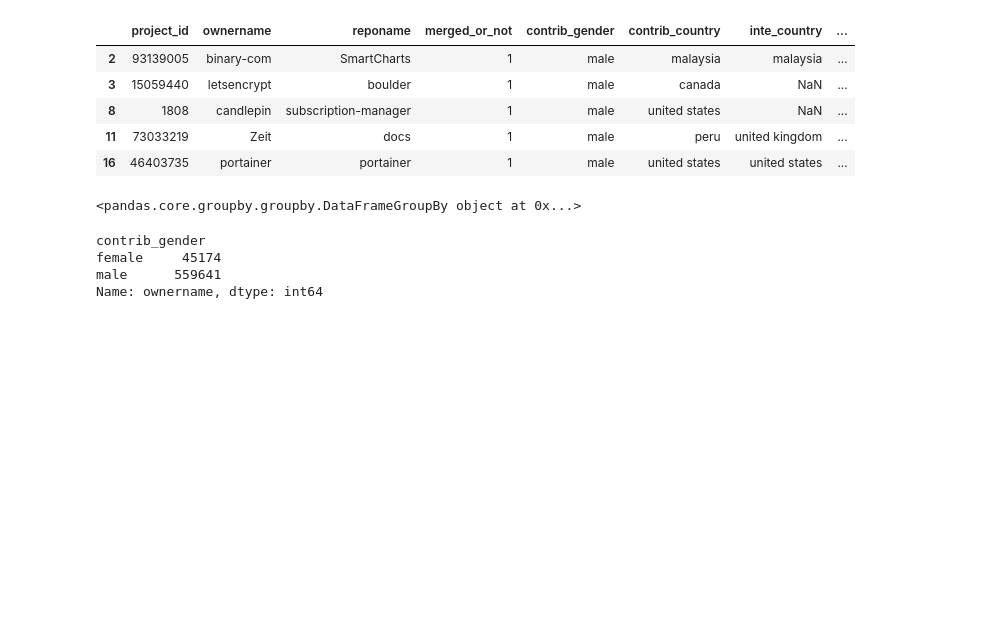
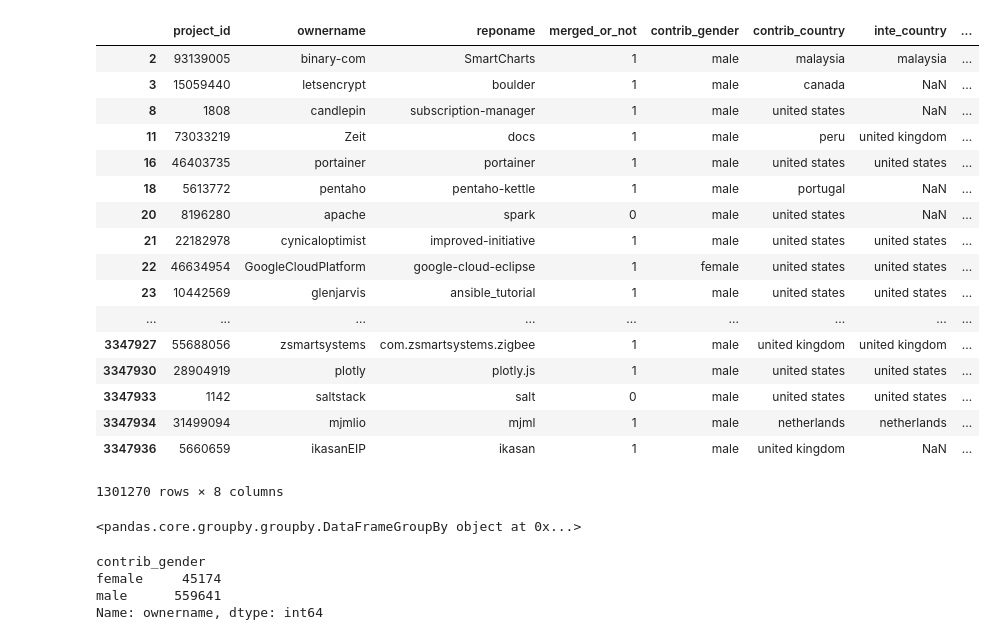
Before and after one commit to manvapatel/CS-846-Project, a Jupyter notebook: CS846-Data.ipynb, the cells around one changed output. Cells and saved outputs as stored; diff of their text form; code cells hidden in the pictures; blank space fills up the shorter version.

```diff
--- a/CS846-Data.ipynb
+++ b/CS846-Data.ipynb
@@ -20,15 +48,27 @@ data.head()
 # %%
 data[['project_id', 'ownername', 'reponame','merged_or_not', 'perc_neg_emotion', 'perc_pos_emotion', 'perc_neu_emotion', 'contrib_gender', 'contrib_country', 'contrib_affiliation', 'inte_country', 'same_country', 'same_affiliation']].dropna(subset=['contrib_gender'])
 # %%
-data_subset = data[['project_id', 'ownername', 'reponame','merged_or_not', 'contrib_gender', 'contrib_country', 'inte_country', 'same_country']].dropna(subset=['contrib_gender', 'contrib_country'])
-data_subset.head()
+data_subset = data[['project_id', 'ownername', 'reponame','merged_or_not', 'contrib_gender', 'contrib_country', 'inte_country', 'same_country', ]].dropna(subset=['contrib_gender', 'contrib_country'])
+data_subset
 # %% [output]
 |  | project_id | ownername | reponame | merged_or_not | contrib_gender | contrib_country | inte_country | ... |
 | 2 | 93139005 | binary-com | SmartCharts | 1 | male | malaysia | malaysia | ... |
 | 3 | 15059440 | letsencrypt | boulder | 1 | male | canada | NaN | ... |
 | 8 | 1808 | candlepin | subscription-manager | 1 | male | united states | NaN | ... |
 | 11 | 73033219 | Zeit | docs | 1 | male | peru | united kingdom | ... |
 | 16 | 46403735 | portainer | portainer | 1 | male | united states | united states | ... |
+| 18 | 5613772 | pentaho | pentaho-kettle | 1 | male | portugal | NaN | ... |
+| 20 | 8196280 | apache | spark | 0 | male | united states | NaN | ... |
+| 21 | 22182978 | cynicaloptimist | improved-initiative | 1 | male | united states | united states | ... |
+| 22 | 46634954 | GoogleCloudPlatform | google-cloud-eclipse | 1 | female | united states | united states | ... |
+| 23 | 10442569 | glenjarvis | ansible_tutorial | 1 | male | united states | united states | ... |
+| ... | ... | ... | ... | ... | ... | ... | ... | ... |
+| 3347927 | 55688056 | zsmartsystems | com.zsmartsystems.zigbee | 1 | male | united kingdom | united kingdom | ... |
+| 3347930 | 28904919 | plotly | plotly.js | 1 | male | united states | united states | ... |
+| 3347933 | 1142 | saltstack | salt | 0 | male | united states | united states | ... |
+| 3347934 | 31499094 | mjmlio | mjml | 1 | male | netherlands | netherlands | ... |
+| 3347936 | 5660659 | ikasanEIP | ikasan | 1 | male | united kingdom | NaN | ... |
+1301270 rows × 8 columns
 # %%
 data_subset.groupby(['contrib_country', 'contrib_gender', 'merged_or_not'], as_index = False)
 # %% [output]
```
Also changed, not shown: parts of 12 cells of this notebook, 3 other files.
